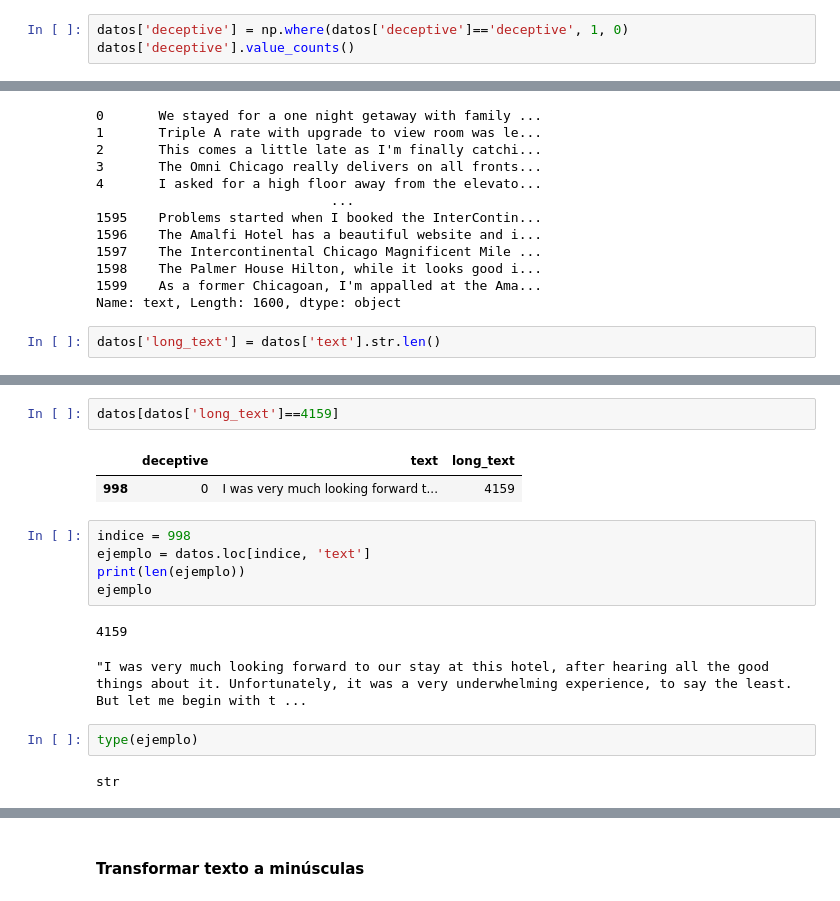
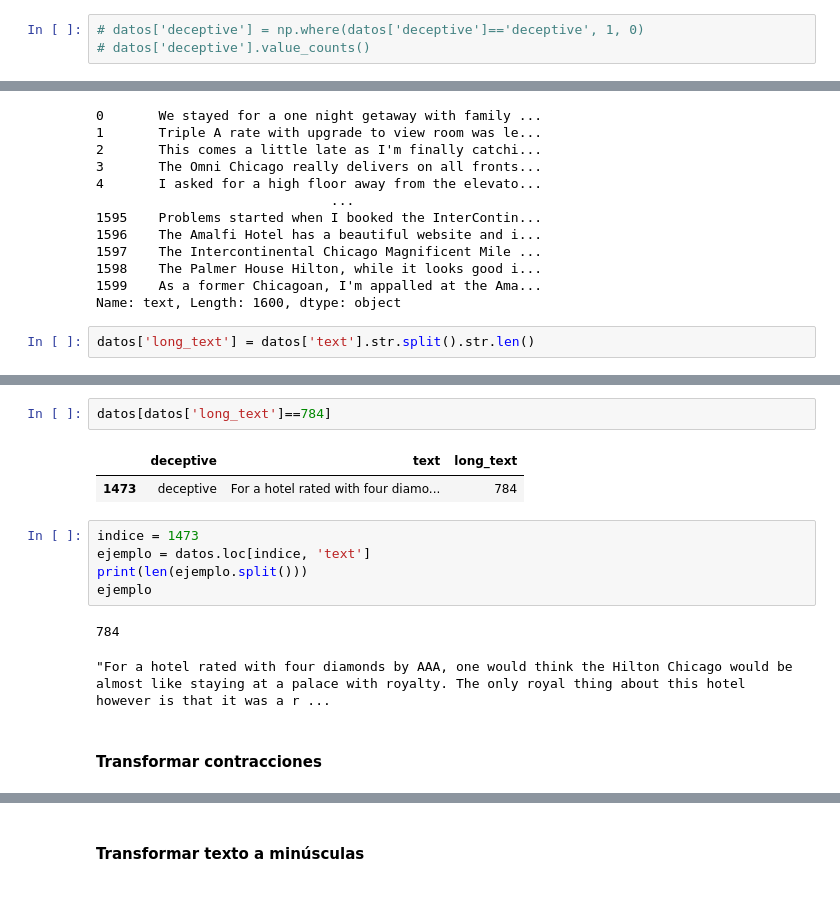
Before and after one commit to AnIsAsPe/LogisticRegression_SpamOpinion, a Jupyter notebook: Notebooks/Preprocesamiento_y_vectorización_de_Textos_con_BOW_.ipynb, the cells around one changed output, grey strips where cells are left out. Saved outputs shown, nothing was run; the diff lists cells and outputs as text.

```diff
--- a/Notebooks/Preprocesamiento_y_vectorización_de_Textos_con_BOW_.ipynb
+++ b/Notebooks/Preprocesamiento_y_vectorización_de_Textos_con_BOW_.ipynb
@@ -113,8 +129,8 @@ truthful     800
 deceptive    800
 Name: deceptive, dtype: int64
 # %%
-datos['deceptive'] = np.where(datos['deceptive']=='deceptive', 1, 0)
-datos['deceptive'].value_counts()
+# datos['deceptive'] = np.where(datos['deceptive']=='deceptive', 1, 0)
+# datos['deceptive'].value_counts()
 # %% [output]
 0    800
 1    800
@@ -139,7 +155,7 @@ datos['text']
 1599    As a former Chicagoan, I'm appalled at the Ama...
 Name: text, Length: 1600, dtype: object
 # %%
-datos['long_text'] = datos['text'].str.len()
+datos['long_text'] = datos['text'].str.split().str.len()
 # %%
 datos
 # %% [output]
@@ -163,17 +187,15 @@ datos['long_text'].max()
 # %%
-datos[datos['long_text']==4159]
+datos[datos['long_text']==784]
 # %% [output]
 |  | deceptive | text | long_text |
-| 998 | 0 | I was very much looking forward t... | 4159 |
+| 1473 | deceptive | For a hotel rated with four diamo... | 784 |
 # %%
-indice = 998
+indice = 1473
 ejemplo = datos.loc[indice, 'text']
-print(len(ejemplo))
+print(len(ejemplo.split()))
 ejemplo
 # %% [output]
-4159
+784
-"I was very much looking forward to our stay at this hotel, after hearing all the good things about it. Unfortunately, it was a very underwhelming experience, to say the least. But let me begin with t ...
+"For a hotel rated with four diamonds by AAA, one would think the Hilton Chicago would be almost like staying at a palace with royalty. The only royal thing about this hotel however is that it was a r ...
-# %%
-type(ejemplo)
-# %% [output]
-str
+# %% [markdown]
+#### Transformar contracciones
```
Also changed, not shown: parts of 19 cells of this notebook.
